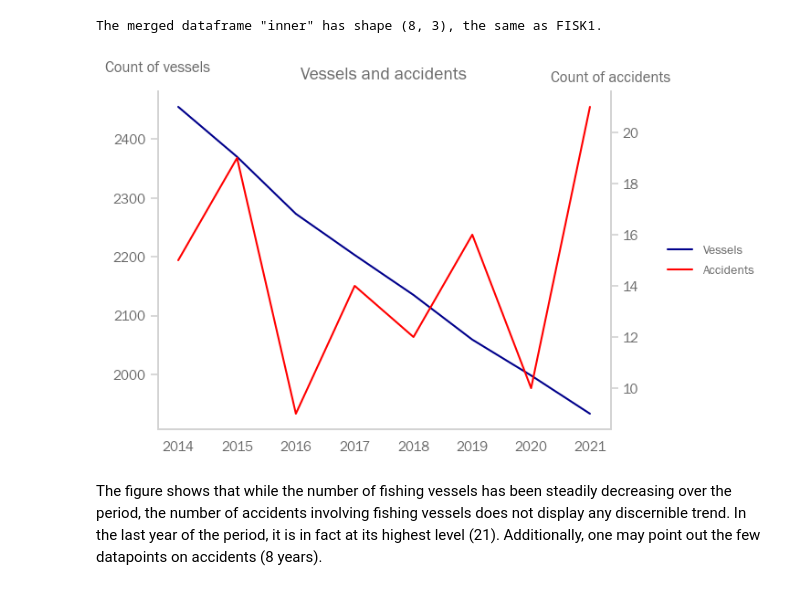
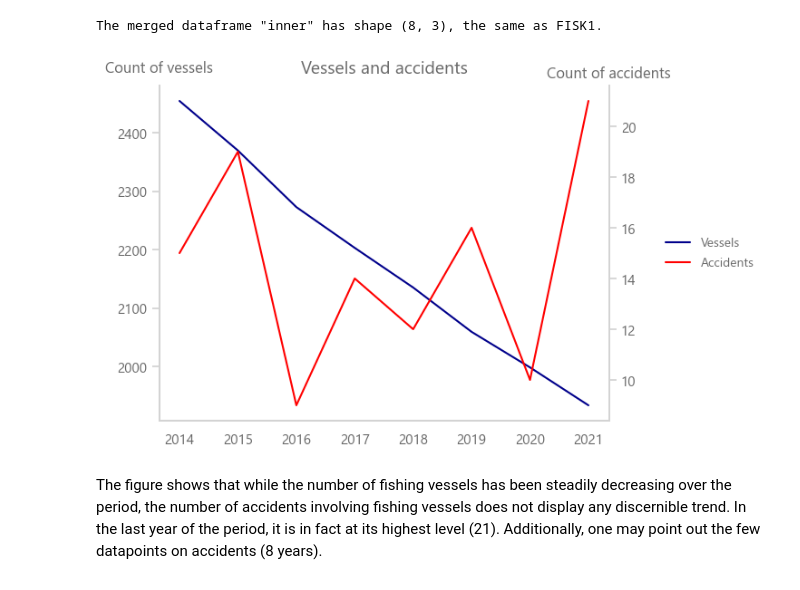
Before and after one commit to NumEconCopenhagen/projects-2023-snakecity, a Jupyter notebook: dataproject/dataproject.ipynb, the cells around one changed output. Drawn from its saved outputs; the diff is of its cells as text; code cells hidden in the pictures.

```diff
--- a/dataproject/dataproject.ipynb
+++ b/dataproject/dataproject.ipynb
@@ -614,28 +617,28 @@ The merged dataframe "inner" has shape (8, 3), the same as FISK1.
 # %%
 # plot
 fig, ax1 = plt.subplots()
 ax2 = ax1.twinx()
 
 ax1.plot(inner['year'],(inner['vessel_count']),c='darkblue',label='Vessels')
 ax2.plot(inner['year'],(inner['accident_count']),c='red',label='Accidents')
 
 # plot settings
 ax1.legend(bbox_to_anchor=(1.1, 0.53), loc='center left', fontsize='10', frameon=False) # places the legend to the right of the plot
 ax2.legend(bbox_to_anchor=(1.1, 0.47), loc='center left', fontsize='10', frameon=False) # places the legend to the right of the plot
 tick_spacing = 1 # x tick intervals
 ax1.xaxis.set_major_locator(ticker.MultipleLocator(tick_spacing)) # set spacing of x ticks
 
 ax1.set_ylabel('Count of vessels', rotation=0, labelpad=25) # y label for 1st y-axis
-ax1.yaxis.set_label_coords(0,1.05) # placement of y label
+ax1.yaxis.set_label_coords(0,1.03) # placement of y label
 ax2.set_ylabel('Count of accidents', rotation=0, labelpad=25) # y label for 2nd y-axis
 ax2.yaxis.set_label_coords(1,1.06) # placement of y label
 
 ax1.set_title('Vessels and accidents', fontsize=14)
 
 # show plot
 plt.show()
 # %% [output]
-[figure, old version]
+[figure, new version]
 # %% [markdown]
 The figure shows that while the number of fishing vessels has been steadily decreasing over the period, the number of accidents involving fishing vessels does not display any discernible trend. In the last year of the period, it is in fact at its highest level (21). Additionally, one may point out the few datapoints on accidents (8 years).
 # %% [markdown]
```
Also changed, not shown: parts of 11 cells of this notebook, 3 other files.
